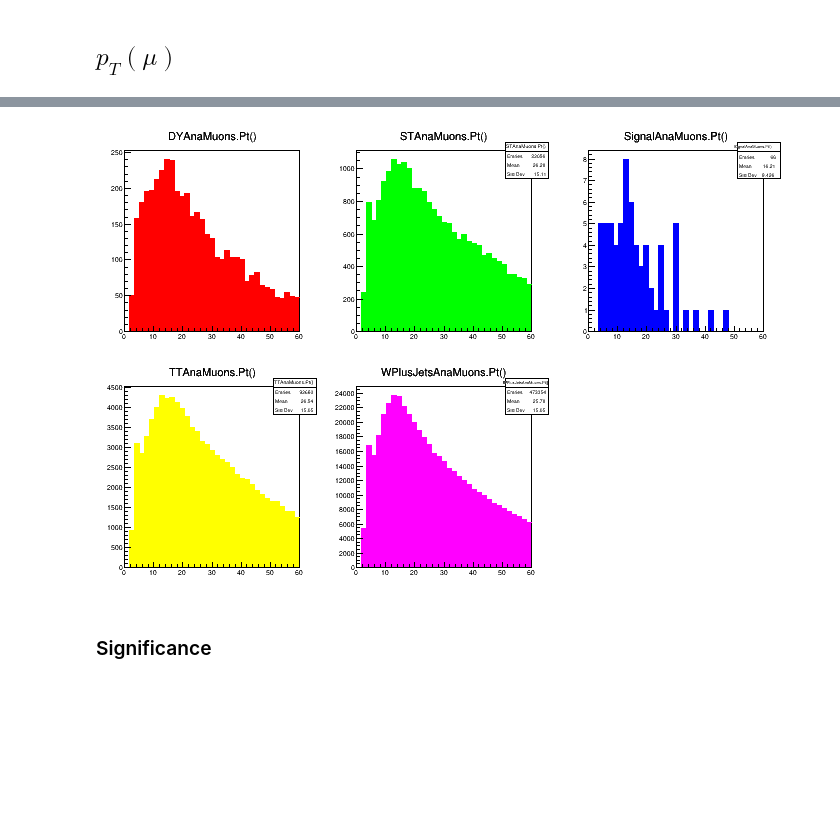
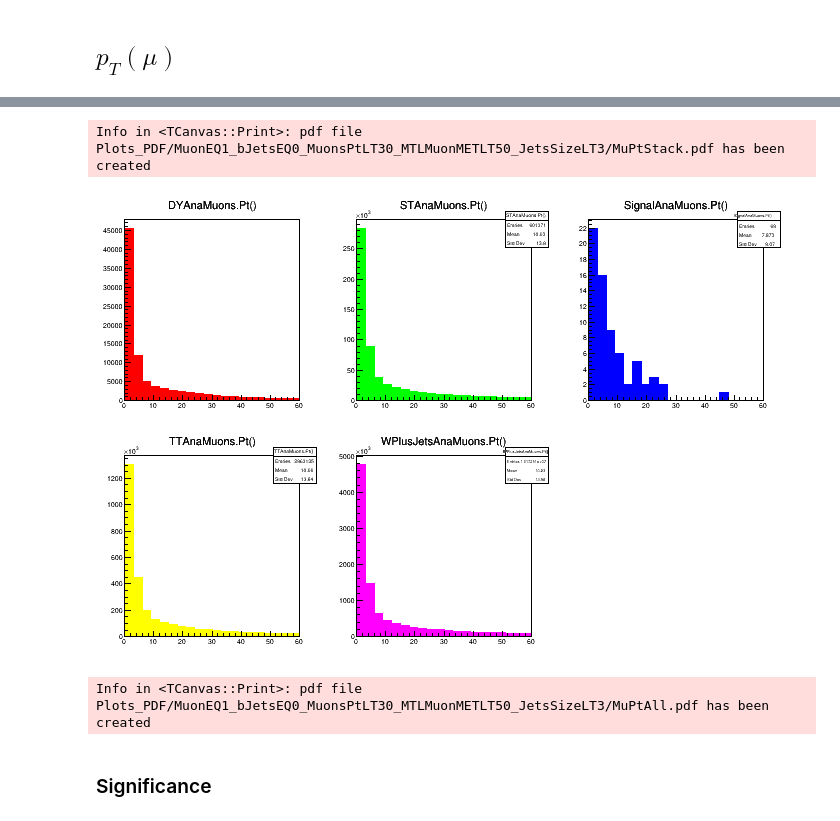
Before and after one commit to HENGEX/VLF_Montecarlo_Ana, a Jupyter notebook: scripts/CutFlow.ipynb, the cells around one changed output, grey strips where cells are left out. Cells and saved outputs as stored; diff of their text form; code cells hidden in the pictures; blank space fills up the shorter version.

```diff
--- a/scripts/CutFlow.ipynb
+++ b/scripts/CutFlow.ipynb
@@ -176,9 +225,14 @@ c.Draw();
+# %%
+PlotPathName = PlotPath +"/MuPtStack.pdf";
+if (SaveFiles) c.SaveAs(PlotPathName.c_str(),"pdf");
+# %% [output]
+Info in <TCanvas::Print>: pdf file Plots_PDF/MuonEQ1_bJetsEQ0_MuonsPtLT30_MTLMuonMETLT50_JetsSizeLT3/MuPtStack.pdf has been created
 # %%
-MuPt_hplots["AnaMuons.Pt()"].first->GetXaxis()->SetTitle("p_{T}(#mu) [GeV]");
-MuPt_hplots["AnaMuons.Pt()"].first->GetYaxis()->SetTitle("Number of events");
-MuPt_hplots["AnaMuons.Pt()"].first->SetTitle("");
-MuPt_hplots["AnaMuons.Pt()"].first->Draw("PADS"); //HStack object
-MuPt_hplots["AnaMuons.Pt()"].second->Draw(); //Legend object
+MuPt_hplots[Var2].first->GetXaxis()->SetTitle("p_{T}(#mu) [GeV]");
+MuPt_hplots[Var2].first->GetYaxis()->SetTitle("Number of events");
+MuPt_hplots[Var2].first->SetTitle("");
+MuPt_hplots[Var2].first->Draw("PADS"); //HStack object
+MuPt_hplots[Var2].second->Draw(); //Legend object
 c.Draw();
 # %% [output]
-[figure, old version]
+[figure, new version]
@@ -187,3 +239,8 @@ c.Draw();
+# %%
+PlotPathName = PlotPath +"/MuPtAll.pdf";
+if (SaveFiles) c.SaveAs(PlotPathName.c_str(),"pdf");
+# %% [output]
+Info in <TCanvas::Print>: pdf file Plots_PDF/MuonEQ1_bJetsEQ0_MuonsPtLT30_MTLMuonMETLT50_JetsSizeLT3/MuPtAll.pdf has been created
 # %% [markdown]
 ### Significance
 # %%
```
Also changed, not shown: parts of 60 cells of this notebook.
